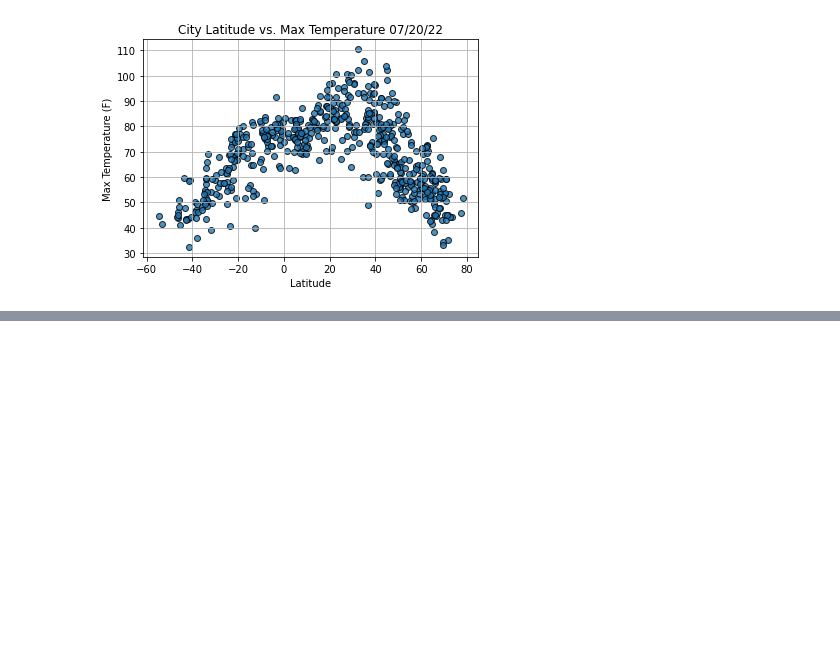
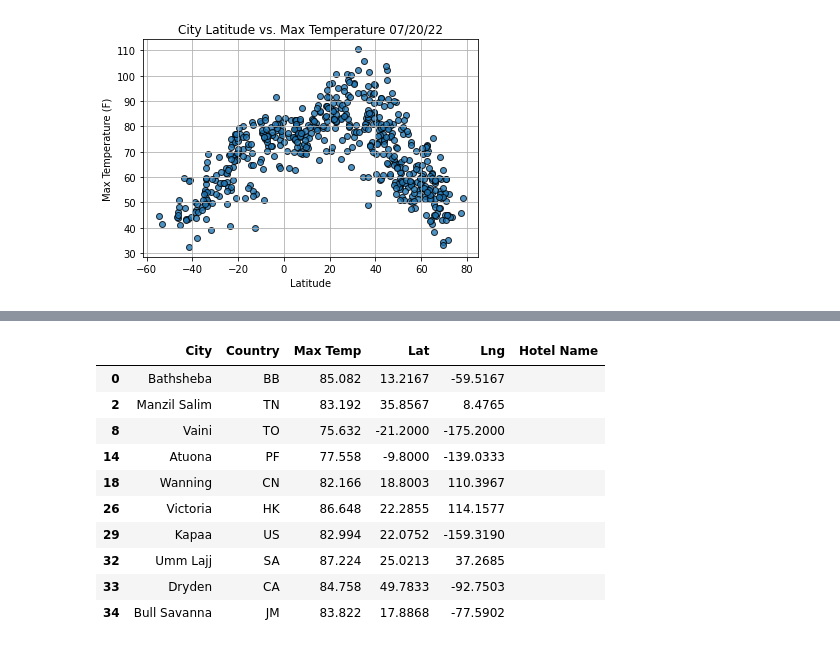
Before and after one commit to Trevor-Crane/World-Weather-Analysis, a Jupyter notebook: WeatherPy_Analysis.ipynb, the cells around one changed output, grey strips where cells are left out. Drawn from its saved outputs; the diff is of its cells as text; code cells hidden in the pictures; blank space fills up the shorter version.

```diff
--- a/WeatherPy_Analysis.ipynb
+++ b/WeatherPy_Analysis.ipynb
@@ -347,0 +483,17 @@ plot_linear_regression(x_values, y_values,
+# %%
+# Create DataFrame called hotel_df to store hotel names along with city, country, max temp, and coordinates.
+hotel_df = preferred_cities_df[["City", "Country", "Max Temp", "Lat", "Lng"]].copy()
+hotel_df["Hotel Name"] = ""
+hotel_df.head(10)
+# %% [output]
+|  | City | Country | Max Temp | Lat | Lng | Hotel Name |
+| 0 | Bathsheba | BB | 85.082 | 13.2167 | -59.5167 |  |
+| 2 | Manzil Salim | TN | 83.192 | 35.8567 | 8.4765 |  |
+| 8 | Vaini | TO | 75.632 | -21.2000 | -175.2000 |  |
+| 14 | Atuona | PF | 77.558 | -9.8000 | -139.0333 |  |
+| 18 | Wanning | CN | 82.166 | 18.8003 | 110.3967 |  |
+| 26 | Victoria | HK | 86.648 | 22.2855 | 114.1577 |  |
+| 29 | Kapaa | US | 82.994 | 22.0752 | -159.3190 |  |
+| 32 | Umm Lajj | SA | 87.224 | 25.0213 | 37.2685 |  |
+| 33 | Dryden | CA | 84.758 | 49.7833 | -92.7503 |  |
+| 34 | Bull Savanna | JM | 83.822 | 17.8868 | -77.5902 |  |
```
Also changed, not shown: parts of 48 cells of this notebook.
